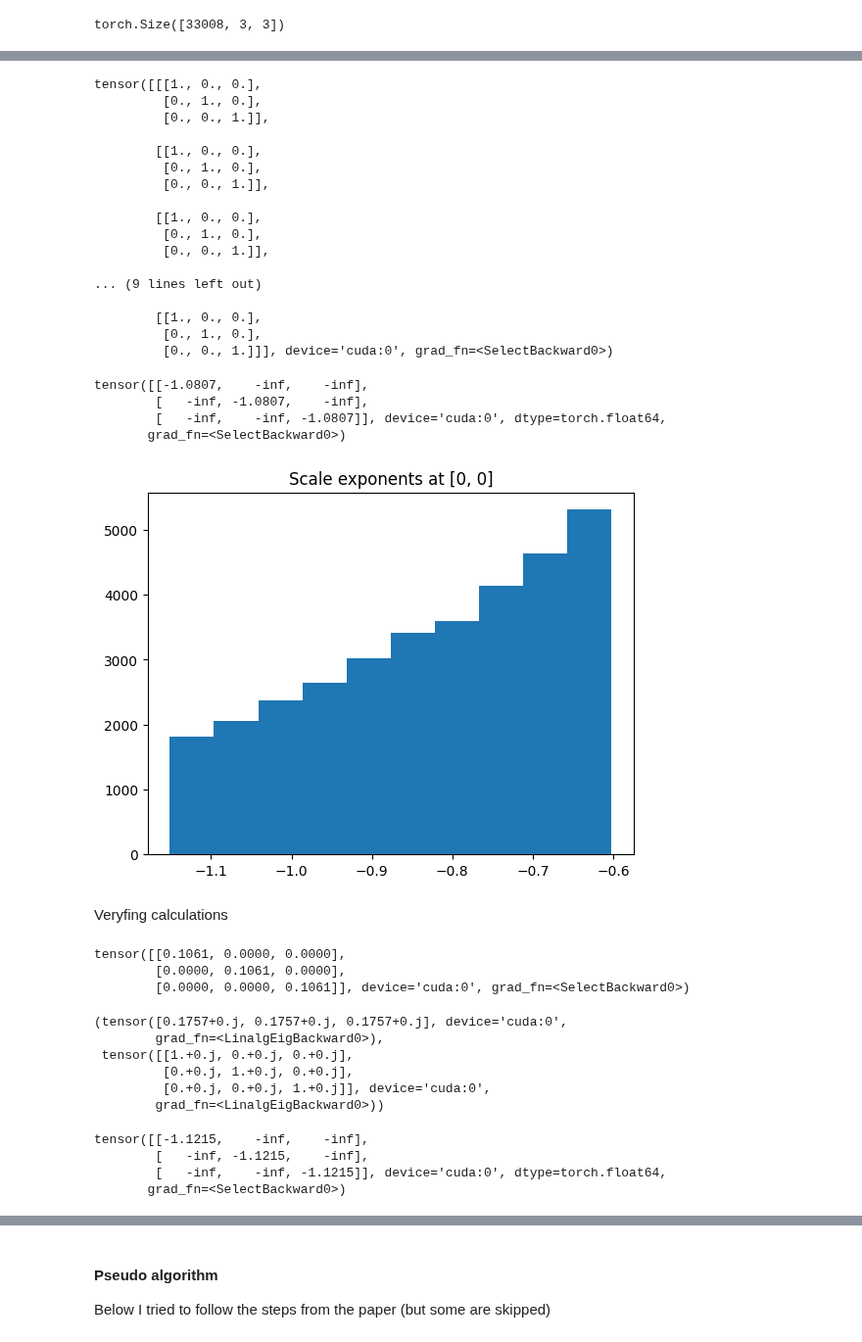
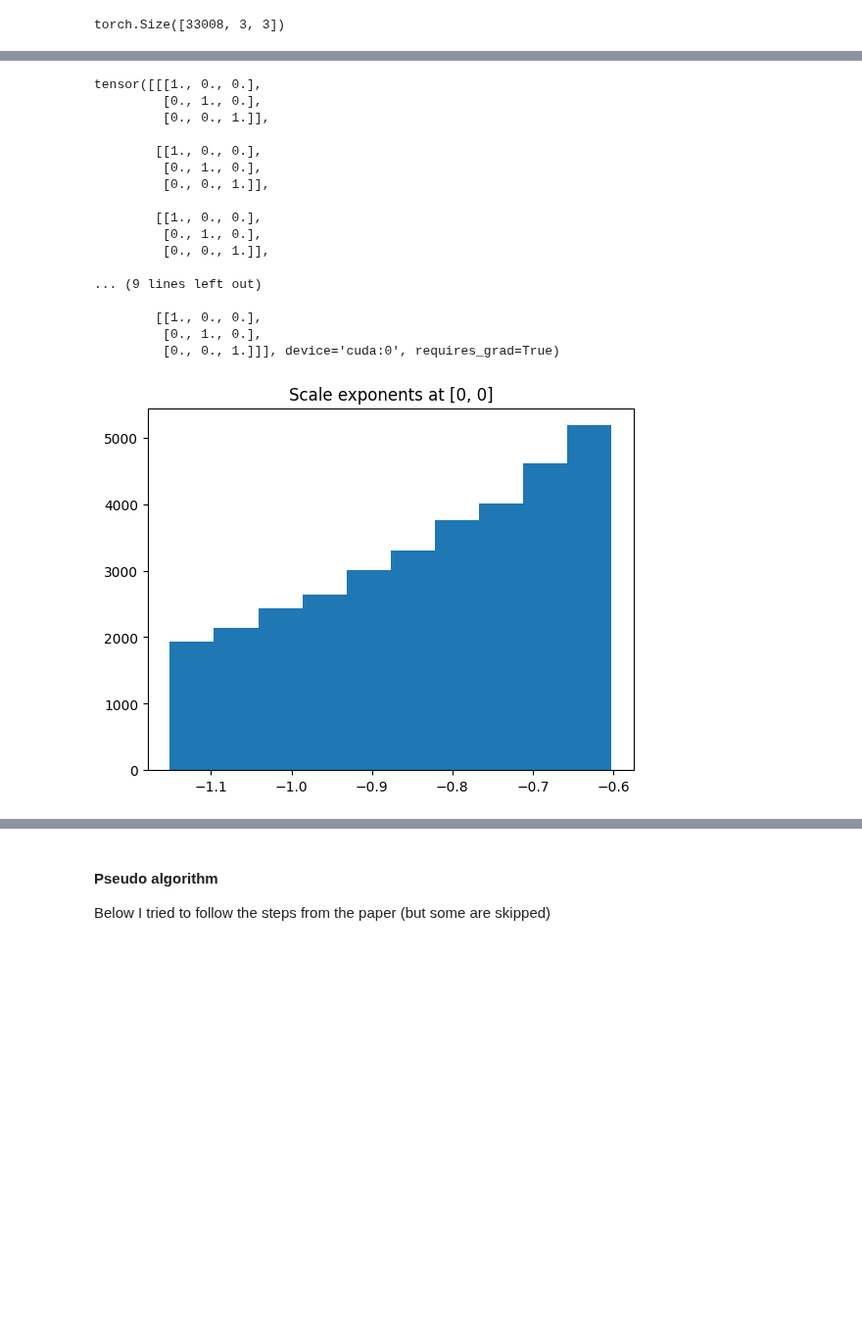
Before and after one commit to farqlia/urban-3d-reconstruction, a Jupyter notebook: notebooks/PoC.ipynb, the cells around one changed output, grey strips where cells are left out. Shown at 98% size. Saved outputs shown, nothing was run; the diff lists cells and outputs as text; code cells hidden in the pictures; blank space fills up the shorter version.

```diff
--- a/notebooks/PoC.ipynb
+++ b/notebooks/PoC.ipynb
@@ -43,7 +47,7 @@ pcd = o3d.io.read_point_cloud(str(scene_folder / 'sparse.ply'))
 # pcd.estimate_covariances(search_param=o3d.geometry.KDTreeSearchParamKNN(knn=3))
 points = torch.tensor(np.asarray(pcd.points), device=device, requires_grad=requires_grad, dtype=torch.float32)
 colors = torch.tensor(np.asarray(pcd.colors), device=device, requires_grad=requires_grad, dtype=torch.float32)
-covariances = torch.tensor(init_from_uniform(len(points)), device=device, requires_grad=requires_grad, dtype=torch.float32) # np.asarray(pcd.covariances)
+covariances = torch.tensor(init_from_uniform(len(points)), device=device, dtype=torch.float32) # np.asarray(pcd.covariances)
 # %%
 covariances[0]
 # %% [output]
@@ -197,11 +220,11 @@ torch.Size([33008, 3, 3])
 # %%
 lower = 1e-20 # add some small value to prevent 0 as log argument
 
-rot = eigenvectors.real
+rot = eigenvectors.real.requires_grad_(requires_grad)
 
 # Similarly to alphas we'll actually optimize exponents
 scale = torch.sqrt(torch.abs(eigenvalues.real[:, np.newaxis])) * torch.repeat_interleave(torch.tensor(diagonal[np.newaxis, ...], device=device), n, axis=0)
-scale_exponents = torch.log(scale)
+scale_exponents = torch.log(scale).requires_grad_(requires_grad) # this should be leaf component
 scale_exponents.shape
 # %% [output]
 torch.Size([33008, 3, 3])
@@ -224,42 +271,10 @@ tensor([[[1., 0., 0.],
 
         [[1., 0., 0.],
          [0., 1., 0.],
-         [0., 0., 1.]]], device='cuda:0', grad_fn=<SelectBackward0>)
+         [0., 0., 1.]]], device='cuda:0', requires_grad=True)
-# %%
-scale_exponents[1]
-# %% [output]
-tensor([[-1.0807,    -inf,    -inf],
-        [   -inf, -1.0807,    -inf],
-        [   -inf,    -inf, -1.0807]], device='cuda:0', dtype=torch.float64,
-       grad_fn=<SelectBackward0>)
 # %%
-plt.hist(scale_exponents[:, 0, 0].detach().cpu())
+plt.hist(scale_exponents[:, 0, 0].clone().detach().cpu())
 # plt.hist(scale[0, 0].detach().cpu())
 _ = plt.title('Scale exponents at [0, 0]')
 # %% [output]
-[figure, old version]
+[figure, new version]
-# %% [markdown]
-Veryfing calculations
-# %%
-cov_3d[0] # original 3D covariance
-# %% [output]
-tensor([[0.1061, 0.0000, 0.0000],
-        [0.0000, 0.1061, 0.0000],
-        [0.0000, 0.0000, 0.1061]], device='cuda:0', grad_fn=<SelectBackward0>)
-# %%
-eigenvals, eigenvects = torch.linalg.eig(cov_3d[3])
-eigenvals, eigenvects
-# %% [output]
-(tensor([0.1757+0.j, 0.1757+0.j, 0.1757+0.j], device='cuda:0',
-        grad_fn=<LinalgEigBackward0>),
- tensor([[1.+0.j, 0.+0.j, 0.+0.j],
-         [0.+0.j, 1.+0.j, 0.+0.j],
-         [0.+0.j, 0.+0.j, 1.+0.j]], device='cuda:0',
-        grad_fn=<LinalgEigBackward0>))
-# %%
-scale_exponents[0]
-# %% [output]
-tensor([[-1.1215,    -inf,    -inf],
-        [   -inf, -1.1215,    -inf],
-        [   -inf,    -inf, -1.1215]], device='cuda:0', dtype=torch.float64,
-       grad_fn=<SelectBackward0>)
```
Also changed, not shown: parts of 34 cells of this notebook.
